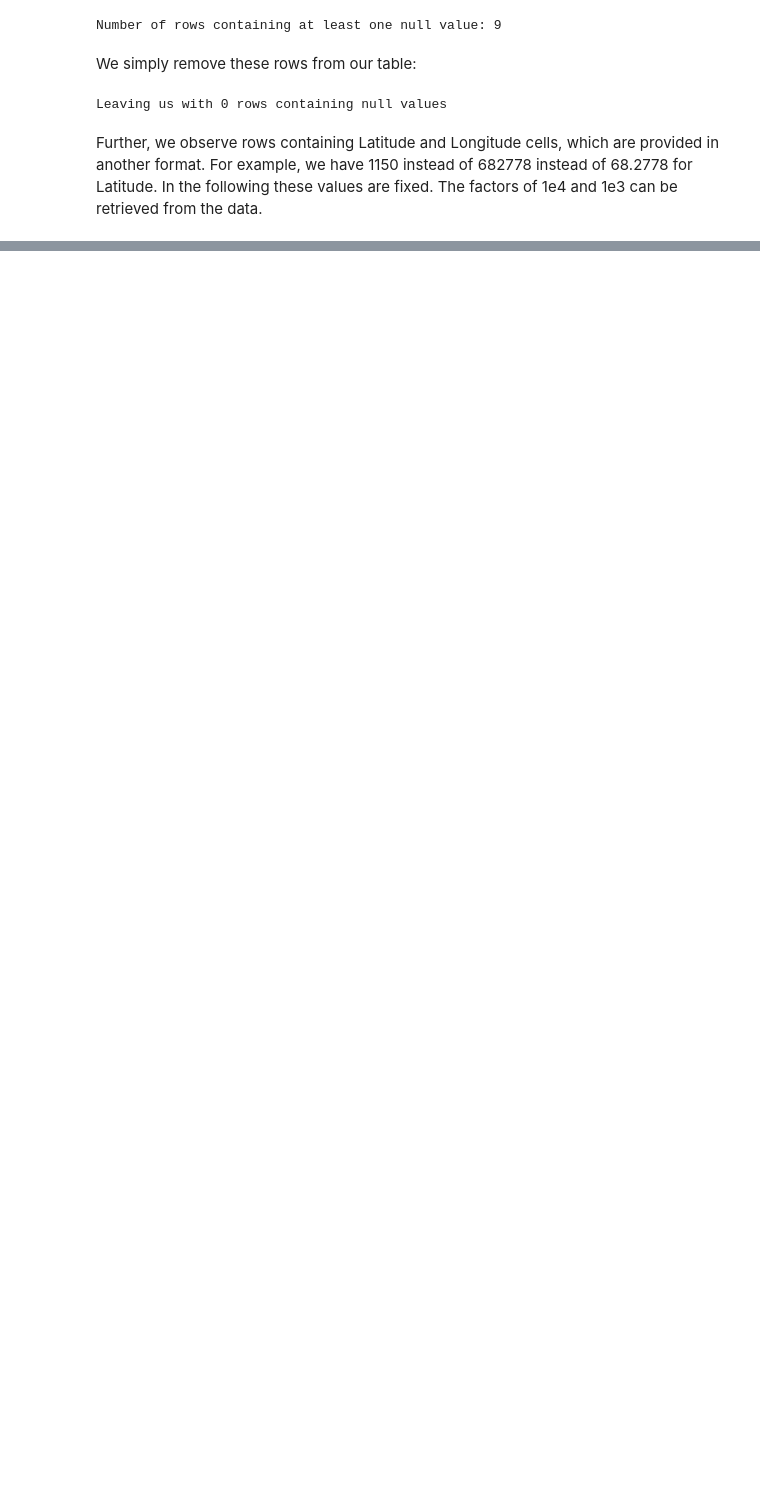
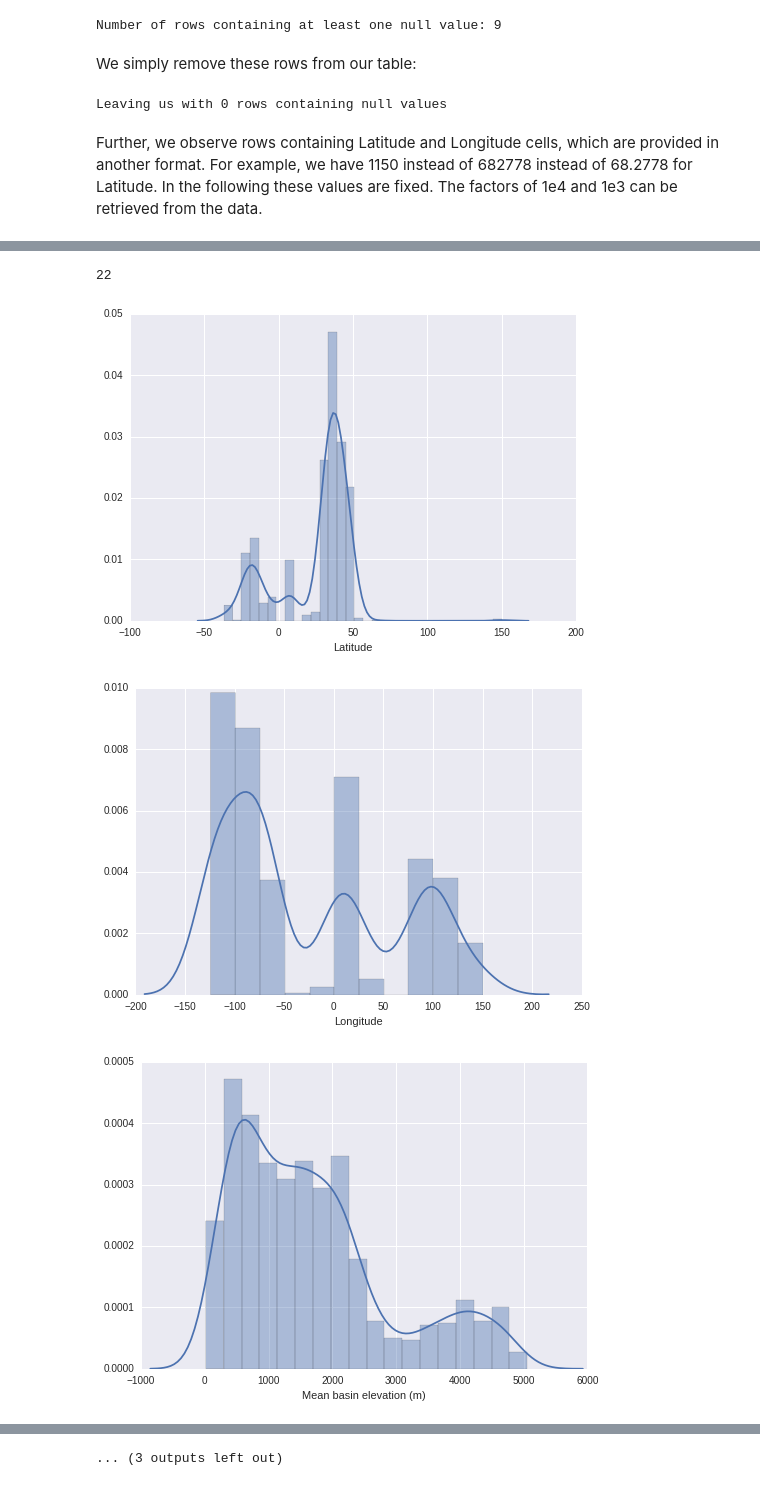
Before and after one commit to WGierke/erosion_data_analytics, a Jupyter notebook: Statistics.ipynb, the cells around one changed output, grey strips where cells are left out. Drawn from its saved outputs; the diff is of its cells as text; code cells hidden in the pictures; blank space fills up the shorter version.

```diff
--- a/Statistics.ipynb
+++ b/Statistics.ipynb
@@ -53,4 +61,8 @@ df.Longitude = df.Longitude.apply(lambda x: x if x <= 180 else x/1e3)
 # %%
-df[['Latitude', 'Longitude', 'Mean basin elevation (m)', 'Basin Relief (m)',
-    'Basin Area (km2)', 'Mean Latutide (dec. Deg.)',
-    'Mean Longitude (dec. Deg)', 'Seismic regime']].describe()
+cont = ['Latitude', 'Longitude', 'Mean basin elevation (m)', 'Basin Relief (m)', 'Basin Area (km2)',
+        'Mean Latutide (dec. Deg.)', 'Mean Longitude (dec. Deg)', 'Effective basin elevation (m)',
+        'Mean Basin slope', 'Mean annual precipitation (mm/yr)', 'Mean annual Temperature (C)',
+        '% Vegetation', 'Seismicity', 'Cronus erosion rate (m/My)', 'Cronus erosion rate error (m/My)']
+
+cat = ['Seismic regime', 'Climate zone main', 'Rock type']
+assert len(cont + cat) == len(df.columns)
@@ -71,0 +128,12 @@ sns.distplot(df.Latitude)
+# %%
+len(df[df['Basin Area (km2)'] == 0])
+# %% [output]
+22
+# %%
+for c in cont:
+    sns.distplot(df[c])
+    plt.show()
+# %% [output]
+[figure, added]
+[figure, added]
+[figure, added]
@@ -71,0 +149 @@ sns.distplot(df.Latitude)
+... (3 outputs left out)
```
Also changed, not shown: parts of 27 cells of this notebook, 1 other file.
